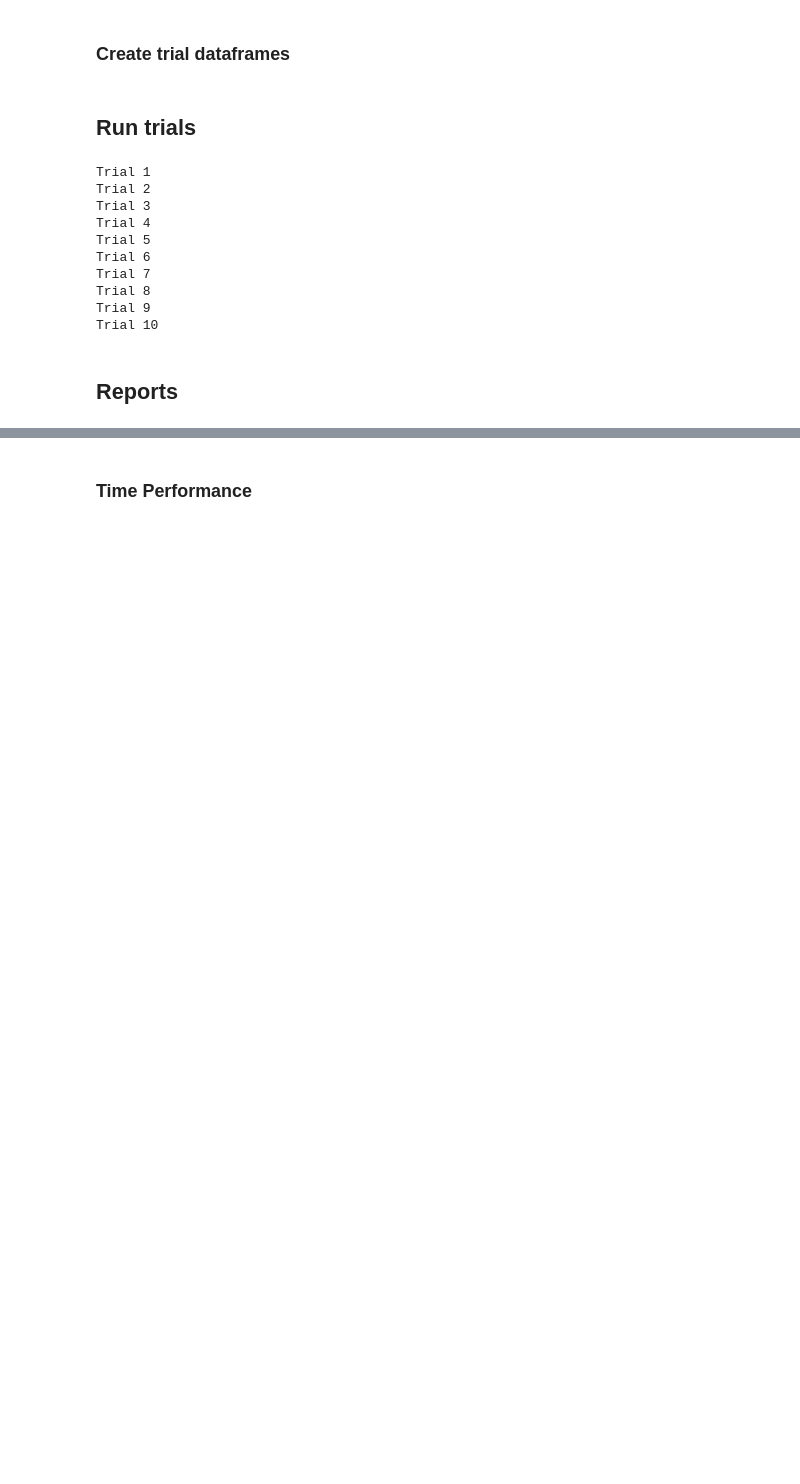
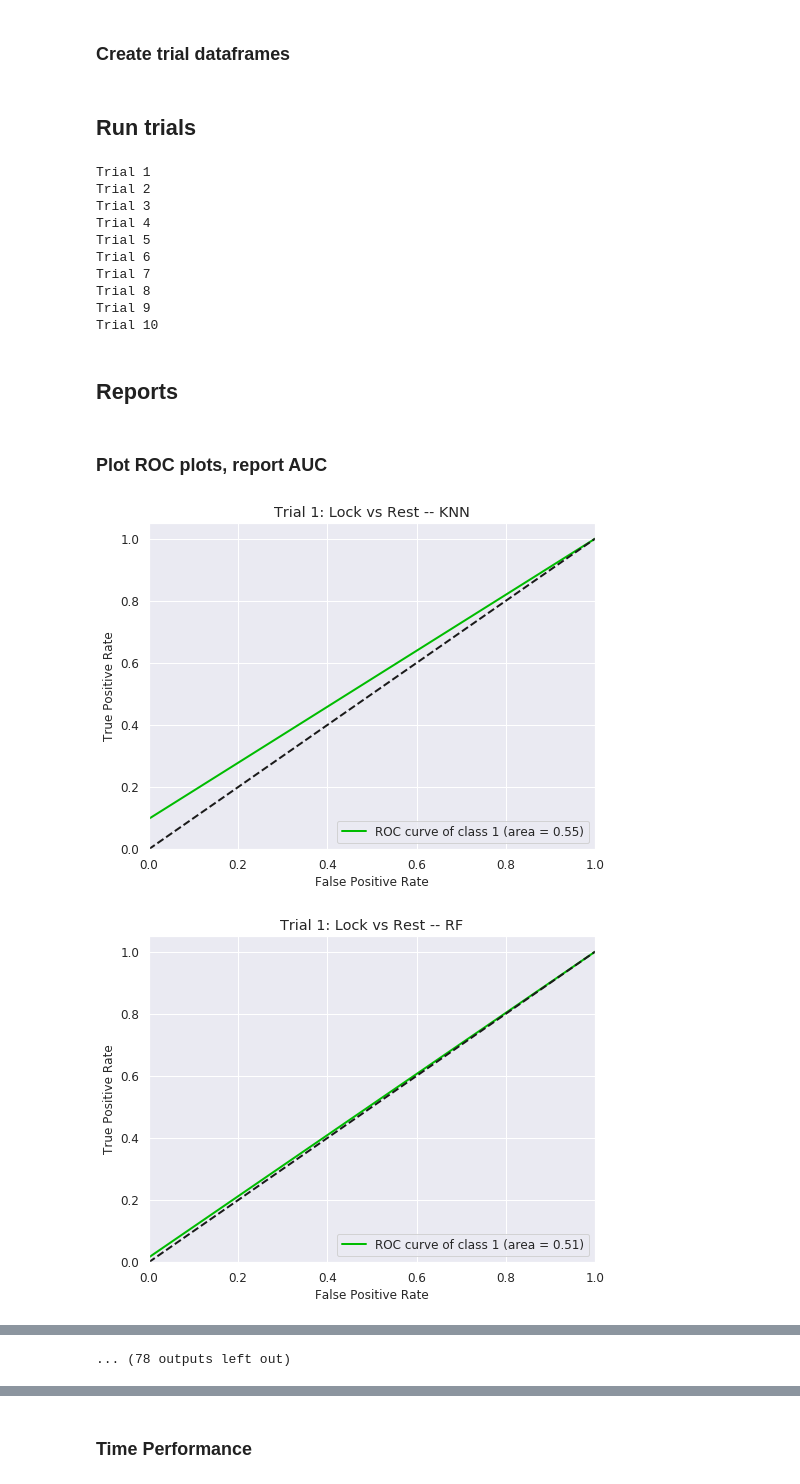
Before and after one commit to 7high/thesis, a Jupyter notebook: ble_classification.ipynb, the cells around one changed output, grey strips where cells are left out. Saved outputs shown, nothing was run; the diff lists cells and outputs as text; code cells hidden in the pictures; blank space fills up the shorter version.

```diff
--- a/ble_classification.ipynb
+++ b/ble_classification.ipynb
@@ -118,3 +118,33 @@ Trial 9
 Trial 10
 # %% [markdown]
 ## Reports
+# %% [markdown]
+### Plot ROC plots, report AUC
+# %%
+# Plotting ROC curves
+sns.set(font_scale=1)
+aucs = []
+for trial_num, result in enumerate(trial_results):
+    # Extract devices and classifiers
+    dev_pairs = result[0].keys()
+    classifiers = result[0][dev_pairs[0]].keys()
+
+    for device in dev_pairs:
+        for classifier in classifiers:
+            # Extract predicted probas and y_true
+            pred_proba = result[0][device][classifier]['Classifier']['Pred_Proba']
+            true = result[0][device][classifier]['Classifier']['True']
+
+            # Calculate, store auc
+            fpr, tpr, threshold = roc_curve(true, pred_proba[:,1], pos_label=1)
+            auc = roc_auc_score(true, pred_proba[:,1])
+            aucs.append(auc)
+
+
+            # Plot ROC curve
+            title = "Trial " + str(trial_num + 1) + ": " + str(device).capitalize() + " vs Rest -- " + str(classifier).upper()
+            skplt.metrics.plot_roc(true, pred_proba, title=title, plot_micro=False, plot_macro=False,
+                                   classes_to_plot=[1], figsize=(8,6));
+# %% [output]
+[figure, added]
+[figure, added]
@@ -120,0 +161 @@ Trial 10
+... (78 outputs left out)
```
Also changed, not shown: parts of 9 cells of this notebook, 1 other file.
